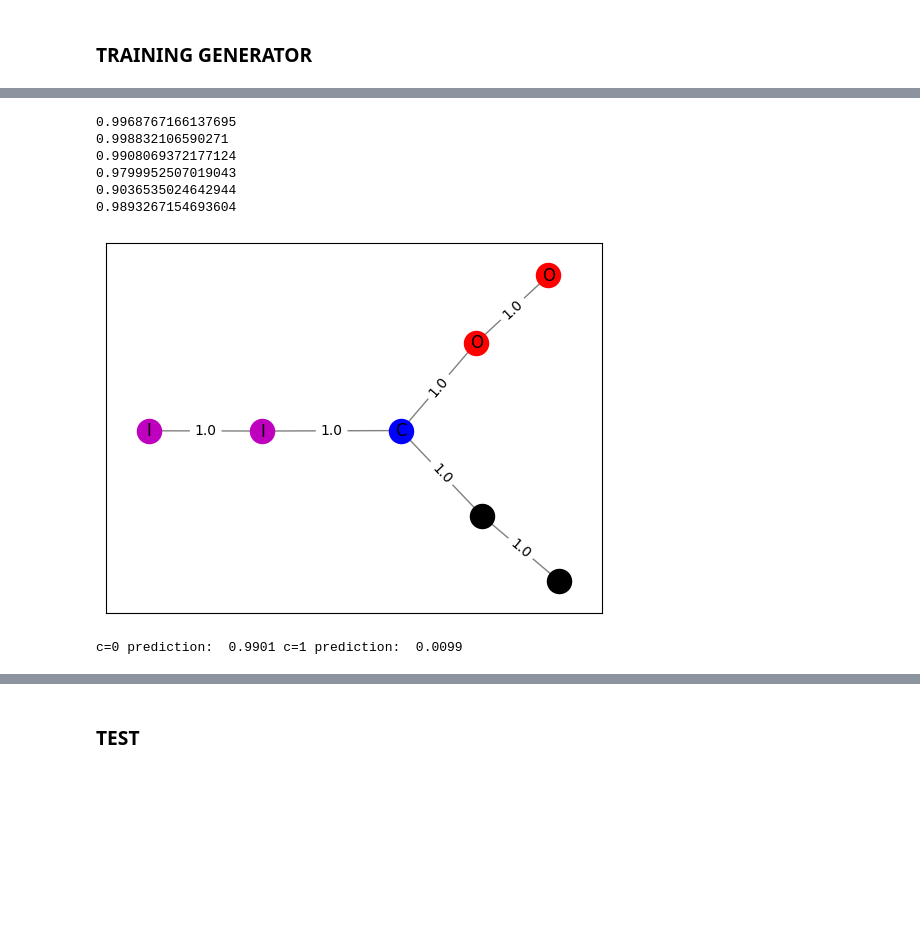
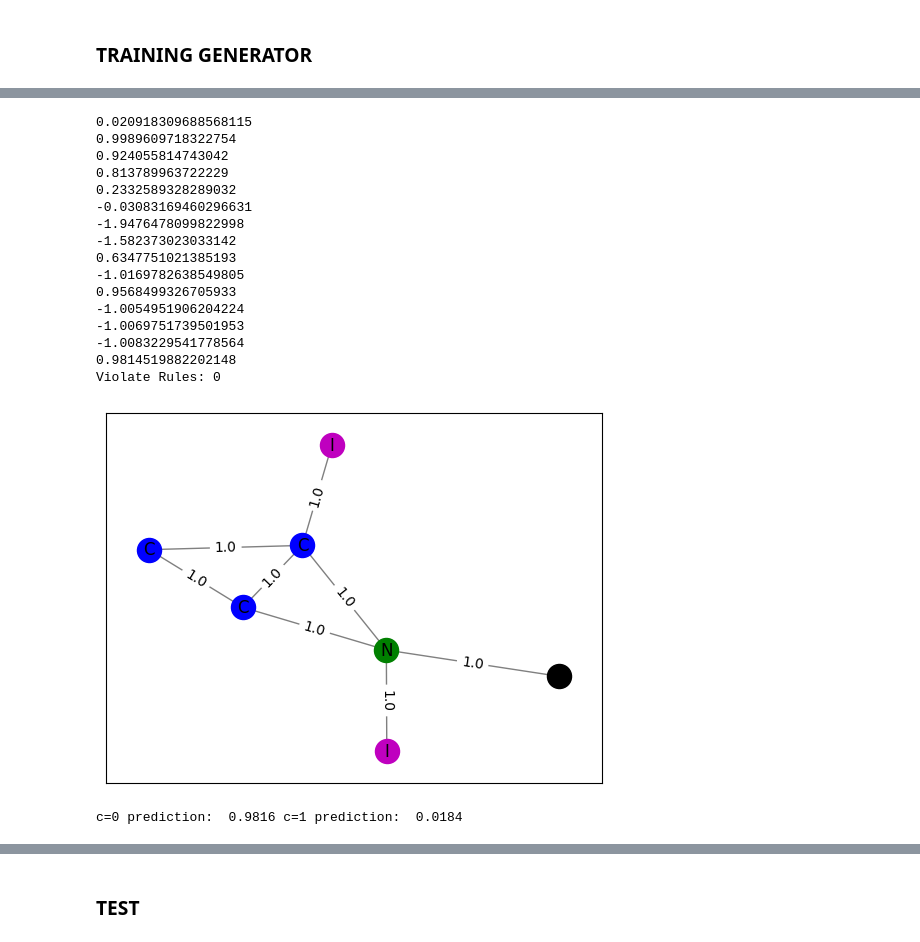
Before and after one commit to alessioborgi/XGNN_GraphGenRL, a Jupyter notebook: X_GNN_MUTAG.ipynb, the cells around one changed output, grey strips where cells are left out. Drawn from its saved outputs; the diff is of its cells as text; code cells hidden in the pictures; blank space fills up the shorter version.

Commit message:
Fixed degree tracking

```diff
--- a/X_GNN_MUTAG.ipynb
+++ b/X_GNN_MUTAG.ipynb
@@ -503,14 +499,15 @@ Training Set Accuracy: 0.8351
 ### GRAPH GENERATOR
 # %%
 class Generator(nn.Module):
-    def __init__(self, model_path: str, C: list, num_class=2, c=0, hyp1=1, hyp2=2, start=None, nfeat=7, dropout=0.1):
+    def __init__(self, model_path: str, C: list, num_class=2, c=0, max_nodes=5, hyp1=1, hyp2=2, start=None, nfeat=7, dropout=0.1):
         """
         :param C: Candidate set of nodes (list)
         :param start: Starting node (defaults to randomized node)
         """
         super(Generator, self).__init__()
+        self.dropout = dropout
+        self.max_nodes = max_nodes
         self.num_class = num_class
-        self.dropout = dropout
         self.c = c  # c is the specific class of graph to be generated
 
         self.fc = nn.Linear(nfeat, 8)
@@ -625,7 +622,7 @@ class Generator(nn.Module):
             G['edge_index'] = torch.cat((G['edge_index'], new_edges), dim=1)
 
             # Update degree of starting node and add the one for ending node
-            G['degrees'] = torch.cat((G['degrees'], torch.tensor([0])), dim=0)
+            G['degrees'] = torch.cat((G['degrees'], torch.tensor([1])), dim=0)
             G['degrees'][a_start_idx] += 1
 
             # Update number of nodes
@@ -695,14 +692,16 @@ class Generator(nn.Module):
                 node_id = torch.argmax(G_t_1['feat'][idx])  # Eg. [0, 1, 0, 0] -> 1 (the index)
                 node = self.candidate_set[node_id]  # Eg ['C.4', 'F.2', 'Br.7'][1] = 'F.2'
                 max_valency = int(node.split('.')[1])  # Eg. C.4 -> ['C', '4'] -> 4
-
-                # If any node degree exceeds its valency, return -1
-                if max_valency < d:
+                if d > max_valency:
                     return -1
 
         edges = G_t_1['edge_index'].t().tolist()  # Convert to list of edges
         edge_set = {tuple(edge) for edge in edges}  # Convert to set of unique edges (preserving the duality for undirected graphs)
         if len(edge_set) < len(edges):  # If there are duplicate edges, return -1
+            return -1
+
+        # if the graph has more nodes than max_nodes, return -1
+        if G_t_1['num_nodes'] > self.max_nodes:
             return -1
 
         return 0
@@ -712,7 +711,7 @@ class Generator(nn.Module):
     def calculate_loss(self, Rt, p_start, a_start, p_end, a_end, G_t_1):
         """
         Calculated from cross entropy loss (Lce) and reward function (Rt)
-        where loss = -Rt*(Lce_start + Lce_end)
+        where loss = Rt*(Lce_start + Lce_end)
         Lce_start and Lce_end are cross entropy losses for start and end nodes, respectively
         Lce_start is CE using p_start against the chosen a_start
         Lce_end is CE using p_end against the chosen a_end
@@ -721,7 +720,7 @@ class Generator(nn.Module):
         Lce_start = F.nll_loss(p_start.view(1, -1), a_start.unsqueeze(0))
         Lce_end = F.nll_loss(p_end.view(1, -1), a_end.unsqueeze(0))
 
-        return Rt * (Lce_start + Lce_end) # ???? original was -Rt * (Lce_start + Lce_end), with minus sign
+        return Rt * (Lce_start + Lce_end) # ???? original from paper was -Rt * (Lce_start + Lce_end), with minus sign -> it was wrong
 # %%
 ed = torch.tensor([[0, 1, 2, 0, 2], [2, 0, 0, 1, 0]])
 edge_set = {tuple((edge)) for edge in ed.t().tolist()}
@@ -791,9 +790,9 @@ if __name__ == "__main__":
     # Initialize the Generator with the appropriate parameters
     model_path = './gcn_first.pth'
     candidate_set = ['C.4', 'N.4', 'O.2', 'F.1', 'I.1', 'Cl.1', 'Br.1']
-    g = Generator(model_path=model_path, C=candidate_set, nfeat=7, c=0, start=0)
+    g = Generator(model_path=model_path, C=candidate_set, nfeat=7, c=0, start=0, max_nodes = 10)
 
     # Train the generator
-    train_generator(g, num_episodes=100, max_gen_step=6, learning_rate=0.01)
+    train_generator(g, num_episodes=100, max_gen_step=15, learning_rate=0.01)
 # %% [output]
 You are using `torch.load` with `weights_only=False` (the current default value), which uses the default pickle module implicitly. It is possible to construct malicious pickle data which will execute  ...
@@ -823,13 +822,16 @@ def generate_and_draw_graph(generator, candidate_set, max_gen_step=8):
     for _ in range(max_gen_step):
         G = copy.deepcopy(generator.G)
         # Generate the next step in the graph
-        _, _, _, _, G = generator(G)
-        reward = generator.calculate_reward(G)
+        _, _, _, _, G_t_1 = generator(G)
+        reward = generator.calculate_reward(G_t_1)
         print(reward.item())
         if reward >= 0:
-           generator.G = G
+           generator.G = G_t_1
+
+    print(f"Violate Rules: {generator.check_graph_rules(generator.G)}")
 
     # Convert the generated graph to a NetworkX graph
+    G = generator.G
     edge_index = G['edge_index']
     G_nx = nx.Graph()
     edges = edge_index.t().tolist()
@@ -876,13 +878,23 @@ def generate_and_draw_graph(generator, candidate_set, max_gen_step=8):
     preds = torch.nn.functional.softmax(generator.model(G['feat'], G['edge_index']), dim=1)
     print('c=0 prediction: ', f'{preds[0][0].item():.4f}', 'c=1 prediction: ', f'{preds[0][1].item():.4f}')
 # %%
-generate_and_draw_graph(g, candidate_set, max_gen_step=6)
+generate_and_draw_graph(g, candidate_set, max_gen_step=15)
 # %% [output]
-0.9968767166137695
-0.998832106590271
-0.9908069372177124
-0.9799952507019043
-0.9036535024642944
-0.9893267154693604
+0.020918309688568115
+0.9989609718322754
+0.924055814743042
+0.813789963722229
+0.2332589328289032
+-0.03083169460296631
+-1.9476478099822998
+-1.582373023033142
+0.6347751021385193
+-1.0169782638549805
+0.9568499326705933
+-1.0054951906204224
+-1.0069751739501953
+-1.0083229541778564
+0.9814519882202148
+Violate Rules: 0
-[figure, old version]
+[figure, new version]
-c=0 prediction:  0.9901 c=1 prediction:  0.0099
+c=0 prediction:  0.9816 c=1 prediction:  0.0184
```
Also changed, not shown: parts of 5 cells of this notebook.
